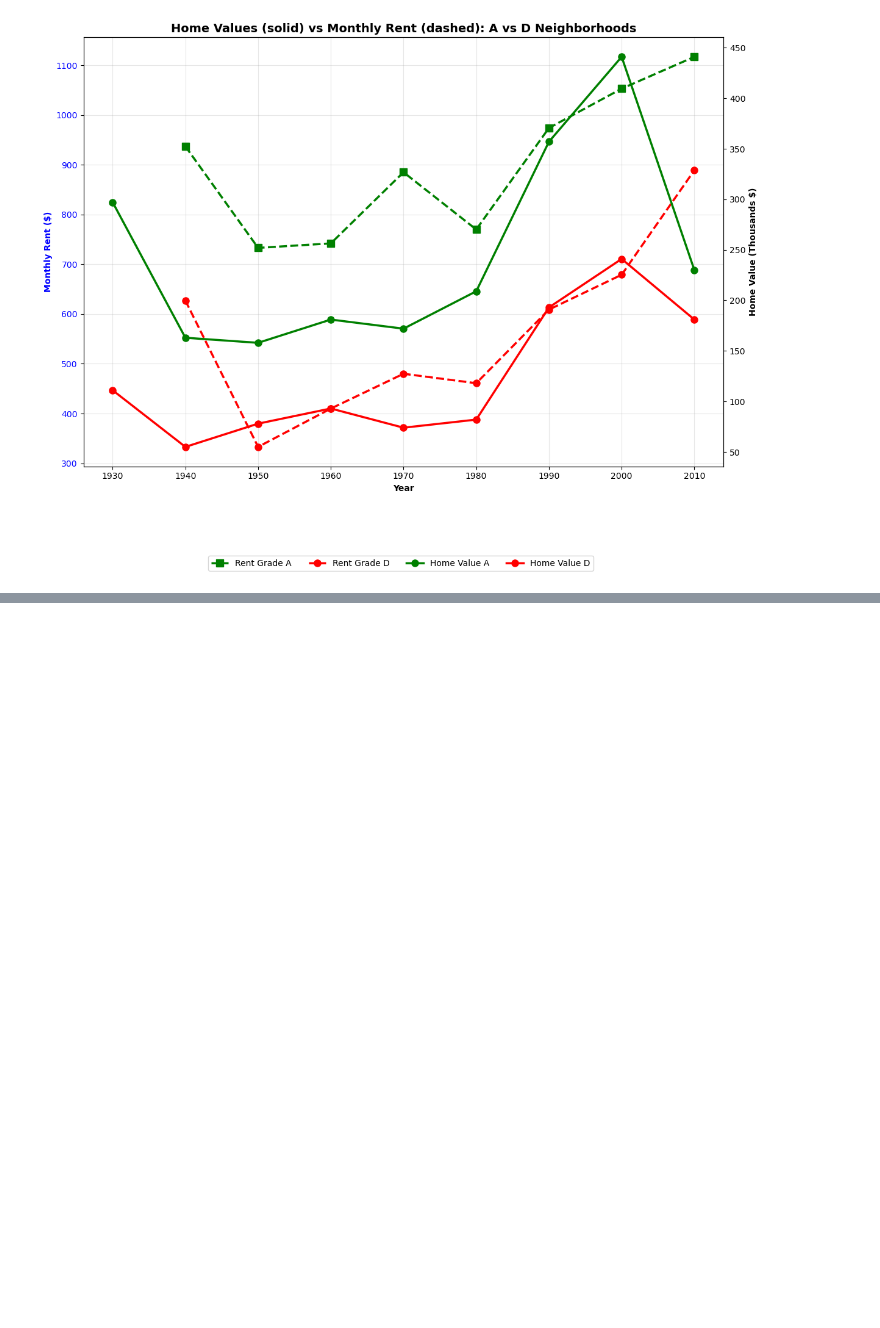
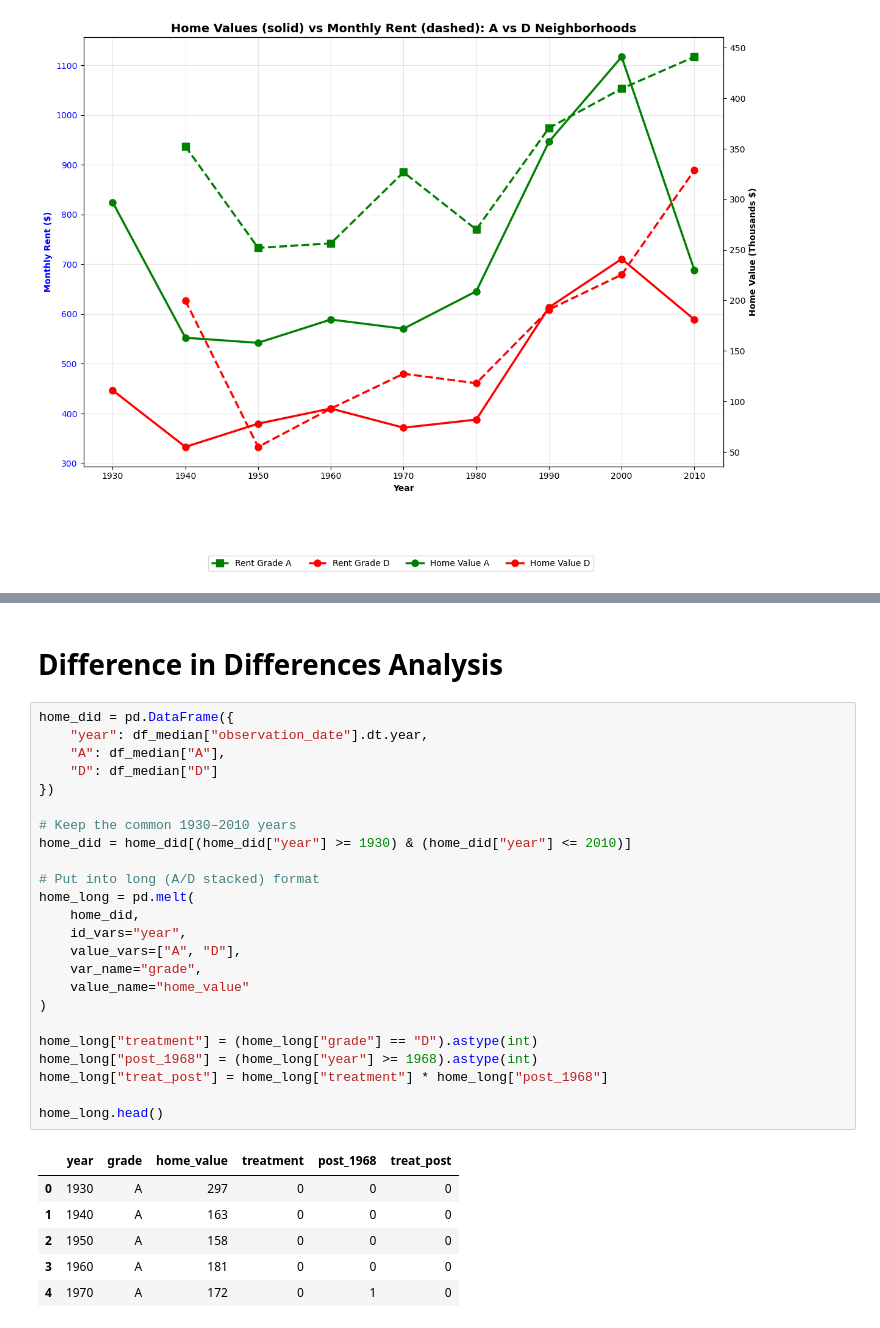
Before and after one commit to UCB-stat-159-f25/final-group10, a Jupyter notebook: analysis/01_holc_timeseries_exploration.ipynb, the cells around one changed output, grey strips where cells are left out. Saved outputs shown, nothing was run; the diff lists cells and outputs as text; blank space fills up the shorter version.

```diff
--- a/analysis/01_holc_timeseries_exploration.ipynb
+++ b/analysis/01_holc_timeseries_exploration.ipynb
@@ -197,0 +186,33 @@ plt.show()
+# %% [markdown]
+# Difference in Differences Analysis
+# %%
+home_did = pd.DataFrame({
+    "year": df_median["observation_date"].dt.year,
+    "A": df_median["A"],
+    "D": df_median["D"]
+})
+
+# Keep the common 1930–2010 years
+home_did = home_did[(home_did["year"] >= 1930) & (home_did["year"] <= 2010)]
+
+# Put into long (A/D stacked) format
+home_long = pd.melt(
+    home_did,
+    id_vars="year",
+    value_vars=["A", "D"],
+    var_name="grade",
+    value_name="home_value"
+)
+
+home_long["treatment"] = (home_long["grade"] == "D").astype(int)
+home_long["post_1968"] = (home_long["year"] >= 1968).astype(int)
+home_long["treat_post"] = home_long["treatment"] * home_long["post_1968"]
+
+home_long.head()
+# %% [output]
+|  | year | grade | home_value | treatment | post_1968 | treat_post |
+| 0 | 1930 | A | 297 | 0 | 0 | 0 |
+| 1 | 1940 | A | 163 | 0 | 0 | 0 |
+| 2 | 1950 | A | 158 | 0 | 0 | 0 |
+| 3 | 1960 | A | 181 | 0 | 0 | 0 |
+| 4 | 1970 | A | 172 | 0 | 1 | 0 |
```
Also changed, not shown: parts of 12 cells of this notebook, 1 other file.
